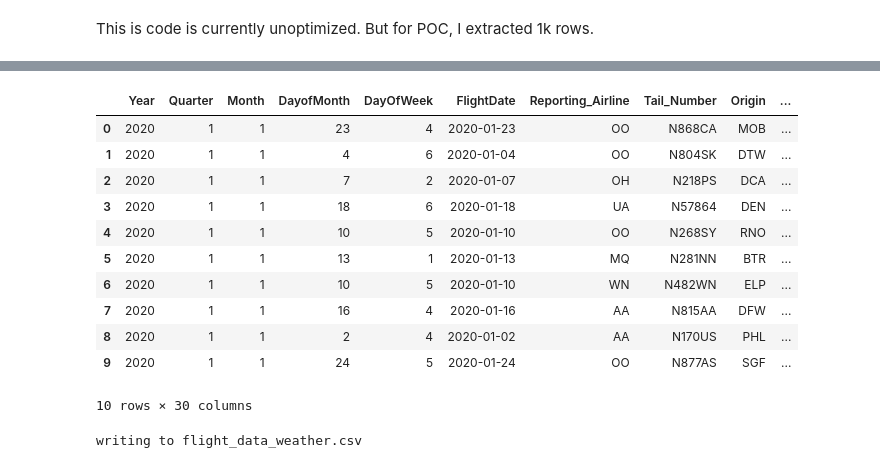
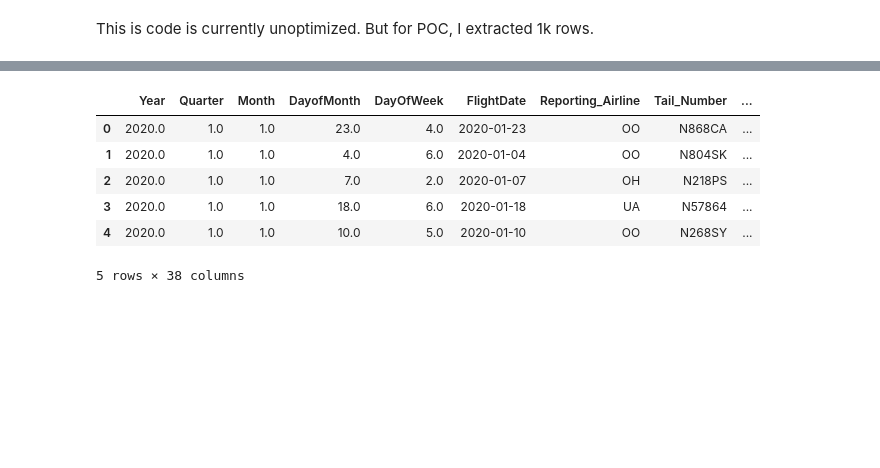
Before and after one commit to NedKost/MS-AAI-501-Team-Project, a Jupyter notebook: notebooks/data_preprocessing_weather.ipynb, the cells around one changed output, grey strips where cells are left out. Saved outputs shown, nothing was run; the diff lists cells and outputs as text; code cells hidden in the pictures; blank space fills up the shorter version.

Commit message:
enriching with weather 20k

```diff
--- a/notebooks/data_preprocessing_weather.ipynb
+++ b/notebooks/data_preprocessing_weather.ipynb
@@ -11,10 +11,10 @@ This is code is currently unoptimized. But for POC, I extracted 1k rows.
 # %%
 import pandas as pd
 import pytz
-from datetime import datetime
+from datetime import datetime, timedelta
 import requests
 
-filename = "flight_data.csv"
+filename = "flight_data_weather.csv"
 filepath = "../data/"
 # %%
 flight_df = pd.read_csv(filepath + filename)
@@ -21,10 +34,10 @@ flight_df = pd.read_csv(filepath + filename)
 # %%
-new_columns = ["Origin_Windspeed", "Origin_Precip", "Dest_Windspeed", "Dest_Precip"]
-if set(new_columns).issubset(flight_df.columns):
-    print("Weather data already added")
-else:
-    # New Columns
-    flight_df["Origin_Windspeed"] = None
-    flight_df["Origin_Precip"] = None
-    flight_df["Dest_Windspeed"] = None
-    flight_df["Dest_Precip"] = None
+# new_columns = ["Origin_Windspeed", "Origin_Precip", "Dest_Windspeed", "Dest_Precip"]
+# if set(new_columns).issubset(flight_df.columns):
+#     print("Weather data already added")
+# else:
+#     # New Columns
+#     flight_df["Origin_Windspeed"] = None
+#     flight_df["Origin_Precip"] = None
+#     flight_df["Dest_Windspeed"] = None
+#     flight_df["Dest_Precip"] = None
@@ -195,22 +255,10 @@ ValueError: time data '2020-01-13 24:00' does not match format '%Y-%m-%d %H:%M'
 # %%
-flight_df.head(10)
+flight_df.head()
 # %% [output]
-|  | Year | Quarter | Month | DayofMonth | DayOfWeek | FlightDate | Reporting_Airline | Tail_Number | Origin | ... |
-| 0 | 2020 | 1 | 1 | 23 | 4 | 2020-01-23 | OO | N868CA | MOB | ... |
-| 1 | 2020 | 1 | 1 | 4 | 6 | 2020-01-04 | OO | N804SK | DTW | ... |
-| 2 | 2020 | 1 | 1 | 7 | 2 | 2020-01-07 | OH | N218PS | DCA | ... |
-| 3 | 2020 | 1 | 1 | 18 | 6 | 2020-01-18 | UA | N57864 | DEN | ... |
-| 4 | 2020 | 1 | 1 | 10 | 5 | 2020-01-10 | OO | N268SY | RNO | ... |
-| 5 | 2020 | 1 | 1 | 13 | 1 | 2020-01-13 | MQ | N281NN | BTR | ... |
-| 6 | 2020 | 1 | 1 | 10 | 5 | 2020-01-10 | WN | N482WN | ELP | ... |
-| 7 | 2020 | 1 | 1 | 16 | 4 | 2020-01-16 | AA | N815AA | DFW | ... |
-| 8 | 2020 | 1 | 1 | 2 | 4 | 2020-01-02 | AA | N170US | PHL | ... |
-| 9 | 2020 | 1 | 1 | 24 | 5 | 2020-01-24 | OO | N877AS | SGF | ... |
+|  | Year | Quarter | Month | DayofMonth | DayOfWeek | FlightDate | Reporting_Airline | Tail_Number | ... |
+| 0 | 2020.0 | 1.0 | 1.0 | 23.0 | 4.0 | 2020-01-23 | OO | N868CA | ... |
+| 1 | 2020.0 | 1.0 | 1.0 | 4.0 | 6.0 | 2020-01-04 | OO | N804SK | ... |
+| 2 | 2020.0 | 1.0 | 1.0 | 7.0 | 2.0 | 2020-01-07 | OH | N218PS | ... |
+| 3 | 2020.0 | 1.0 | 1.0 | 18.0 | 6.0 | 2020-01-18 | UA | N57864 | ... |
+| 4 | 2020.0 | 1.0 | 1.0 | 10.0 | 5.0 | 2020-01-10 | OO | N268SY | ... |
-10 rows × 30 columns
+5 rows × 38 columns
-# %%
-output_file = "flight_data_weather.csv"
-dest_filepath = "../data/"
-print(f"writing to {output_file}")
-flight_df.to_csv(dest_filepath + output_file, index=False)
-# %% [output]
-writing to flight_data_weather.csv
```
Also changed, not shown: parts of 11 cells of this notebook, 3 other files.
